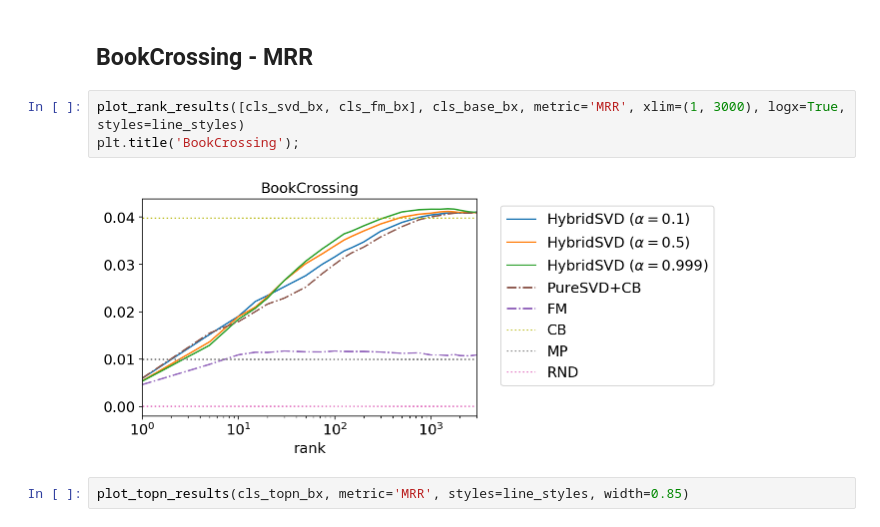
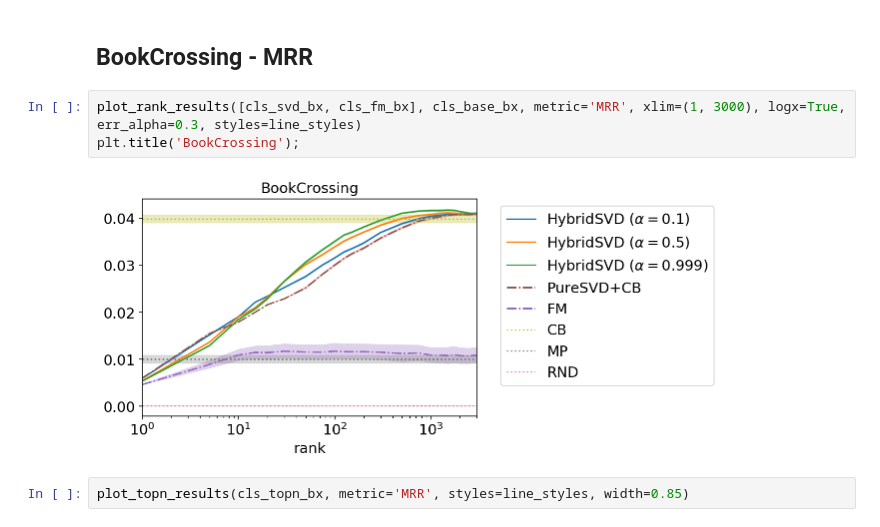
Before and after one commit to evfro/hybridsvd, a Jupyter notebook: View_all_results.ipynb, the cells around one changed output. Cells and saved outputs as stored; diff of their text form.

```diff
--- a/View_all_results.ipynb
+++ b/View_all_results.ipynb
@@ -229,10 +229,10 @@ plot_topn_results(cls_topn_bx, metric='HR', styles=line_styles, width=0.85)
 # %% [markdown]
 ## BookCrossing - MRR
 # %%
-plot_rank_results([cls_svd_bx, cls_fm_bx], cls_base_bx, metric='MRR', xlim=(1, 3000), logx=True, styles=line_styles)
+plot_rank_results([cls_svd_bx, cls_fm_bx], cls_base_bx, metric='MRR', xlim=(1, 3000), logx=True, err_alpha=0.3, styles=line_styles)
 plt.title('BookCrossing');
 # %% [output]
-[figure, old version]
+[figure, new version]
 # %%
 plot_topn_results(cls_topn_bx, metric='MRR', styles=line_styles, width=0.85)
 # %% [output]
```
Also changed, not shown: parts of 5 cells of this notebook.
